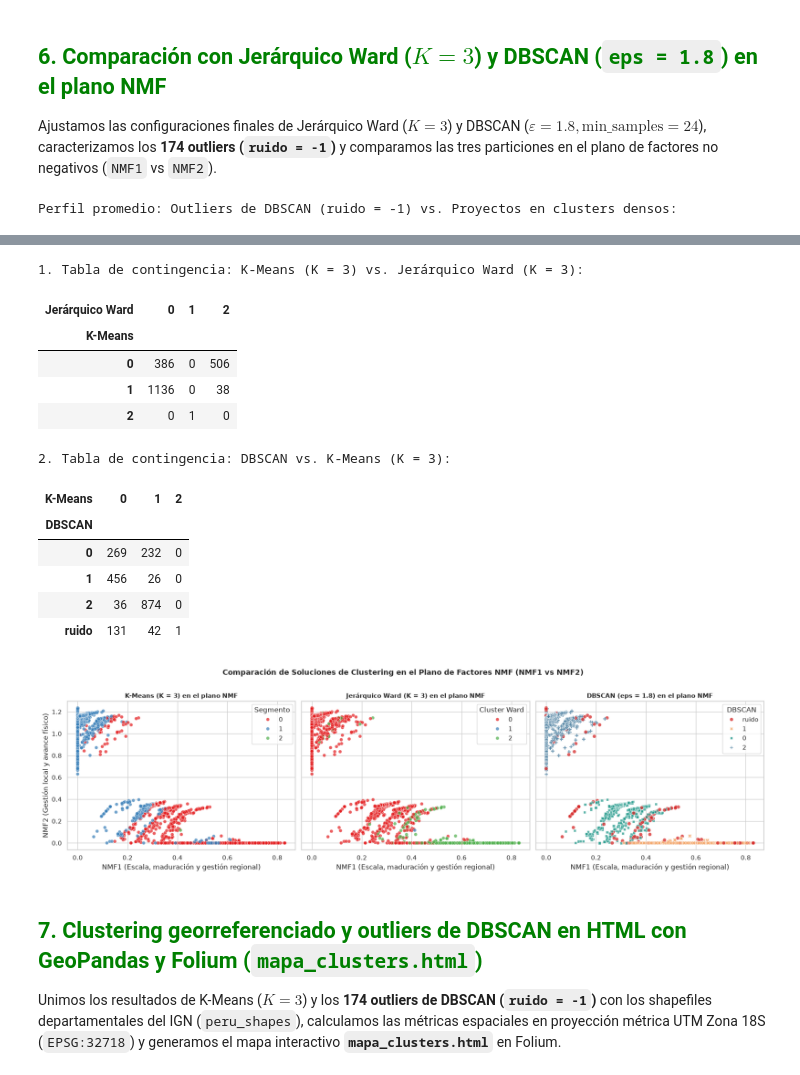
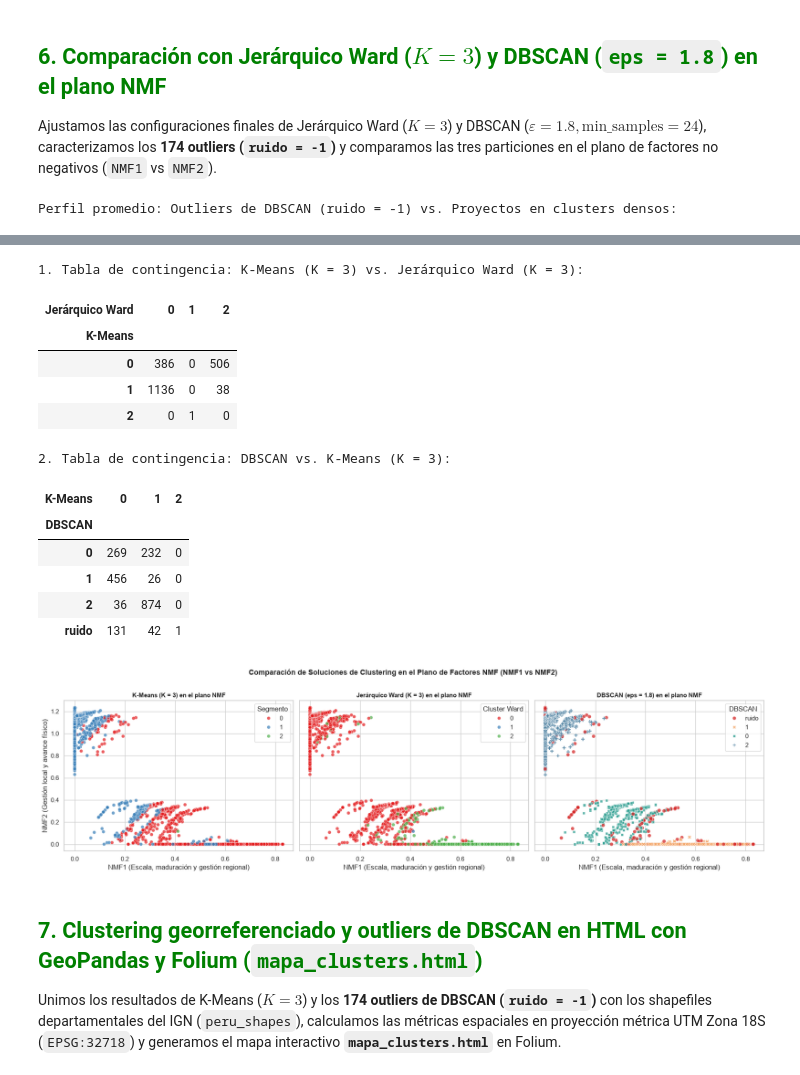
Before and after one commit to RomyUP1411/data-mining-project, a Jupyter notebook: Entrega_4/Entrega_4_Data_Hunters.ipynb, the cells around one changed output, grey strips where cells are left out. Drawn from its saved outputs; the diff is of its cells as text; code cells hidden in the pictures.

```diff
--- a/Entrega_4/Entrega_4_Data_Hunters.ipynb
+++ b/Entrega_4/Entrega_4_Data_Hunters.ipynb
@@ -426,35 +426,35 @@ sns.scatterplot(data=df_resultados, x="NMF1", y="NMF2", hue=df_resultados["clust
 axes[1].set_title("Jerárquico Ward (K = 3) en el plano NMF", fontsize=11, fontweight="bold")
 axes[1].set_xlabel("NMF1 (Escala, maduración y gestión regional)")
 axes[1].legend(title="Cluster Ward", loc="upper right")
 
 sns.scatterplot(data=df_resultados, x="NMF1", y="NMF2", hue="grupo_dbscan", style="grupo_dbscan",
                 palette={"0": "#2a9d8f", "1": "#f4a261", "2": "#457b9d", "ruido": "#d62828"}, alpha=0.75, s=40, ax=axes[2])
 axes[2].set_title("DBSCAN (eps = 1.8) en el plano NMF", fontsize=11, fontweight="bold")
 axes[2].set_xlabel("NMF1 (Escala, maduración y gestión regional)")
 axes[2].legend(title="DBSCAN", loc="upper right")
 
 plt.suptitle("Comparación de Soluciones de Clustering en el Plano de Factores NMF (NMF1 vs NMF2)", y=1.02, fontsize=13, fontweight="bold")
-plt.tight_layout()
+plt.tight_layout(), dpi=300, bbox_inches="tight")
 plt.show()
 # %% [output]
 Perfil promedio: Outliers de DBSCAN (ruido = -1) vs. Proyectos en clusters densos:
 |  | pct_ejecucion_financiera | avance_fisico_pct | brecha_gasto_avance | costo_inversion | gasto_total | ... |
 | Proyectos en clusters densos (n=1... | 50.26 | 76.87 | -26.61 | 20919039.63 | 6762532.18 | ... |
 | Outliers / Ruido DBSCAN (n=174) | 85.73 | 67.91 | 17.82 | 258819071.05 | 79582701.13 | ... |
 1. Tabla de contingencia: K-Means (K = 3) vs. Jerárquico Ward (K = 3):
 | Jerárquico Ward | 0 | 1 | 2 |
 | K-Means |  |  |  |
 | 0 | 386 | 0 | 506 |
 | 1 | 1136 | 0 | 38 |
 | 2 | 0 | 1 | 0 |
 2. Tabla de contingencia: DBSCAN vs. K-Means (K = 3):
 | K-Means | 0 | 1 | 2 |
 | DBSCAN |  |  |  |
 | 0 | 269 | 232 | 0 |
 | 1 | 456 | 26 | 0 |
 | 2 | 36 | 874 | 0 |
 | ruido | 131 | 42 | 1 |
-[figure, old version]
+[figure, new version]
 # %% [markdown]
 ## <font color=green>7. Clustering georreferenciado y outliers de DBSCAN en HTML con GeoPandas y Folium (`mapa_clusters.html`)</font>
 
```
Also changed, not shown: parts of 8 cells of this notebook, 4 other files.
